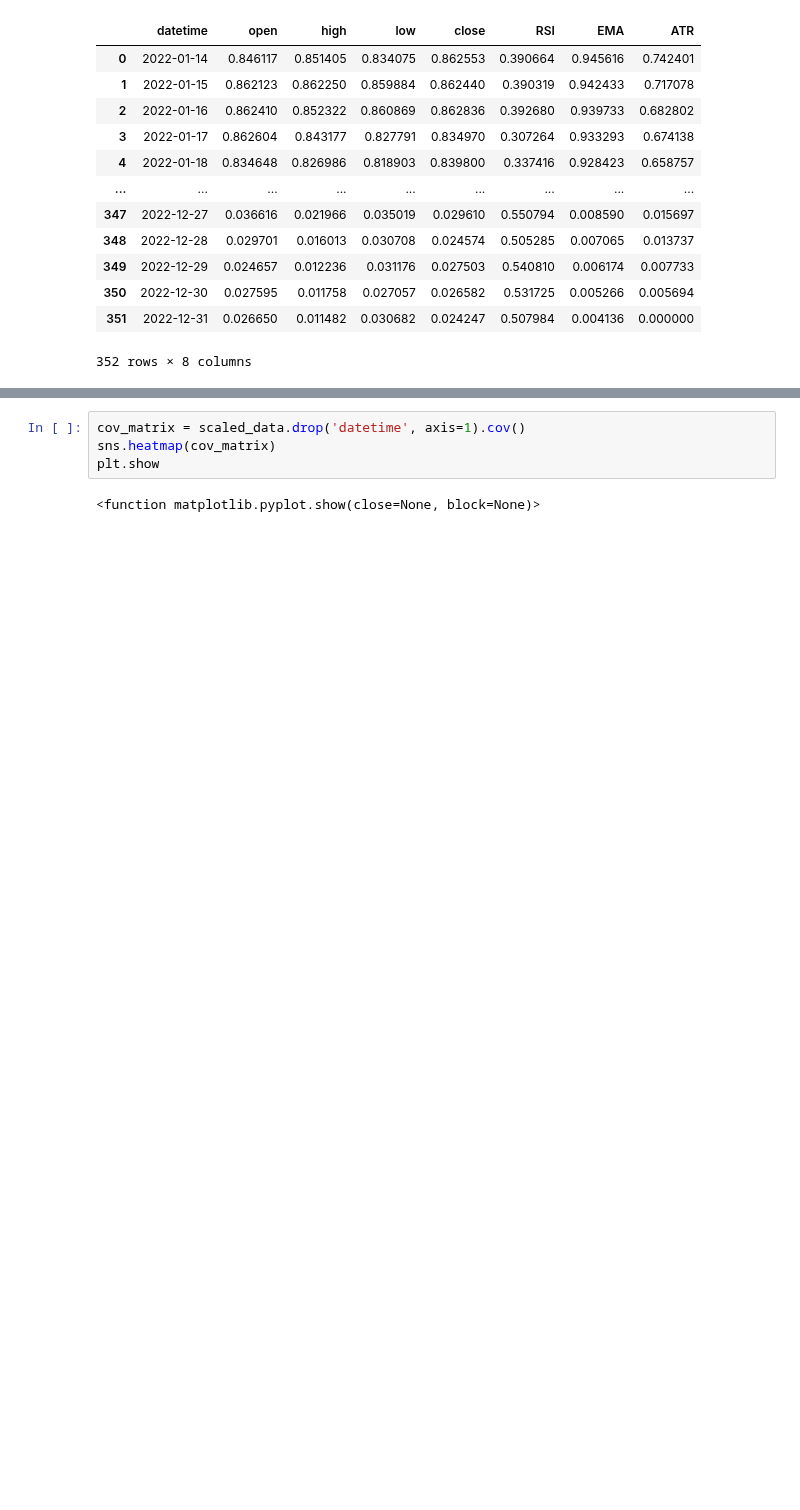
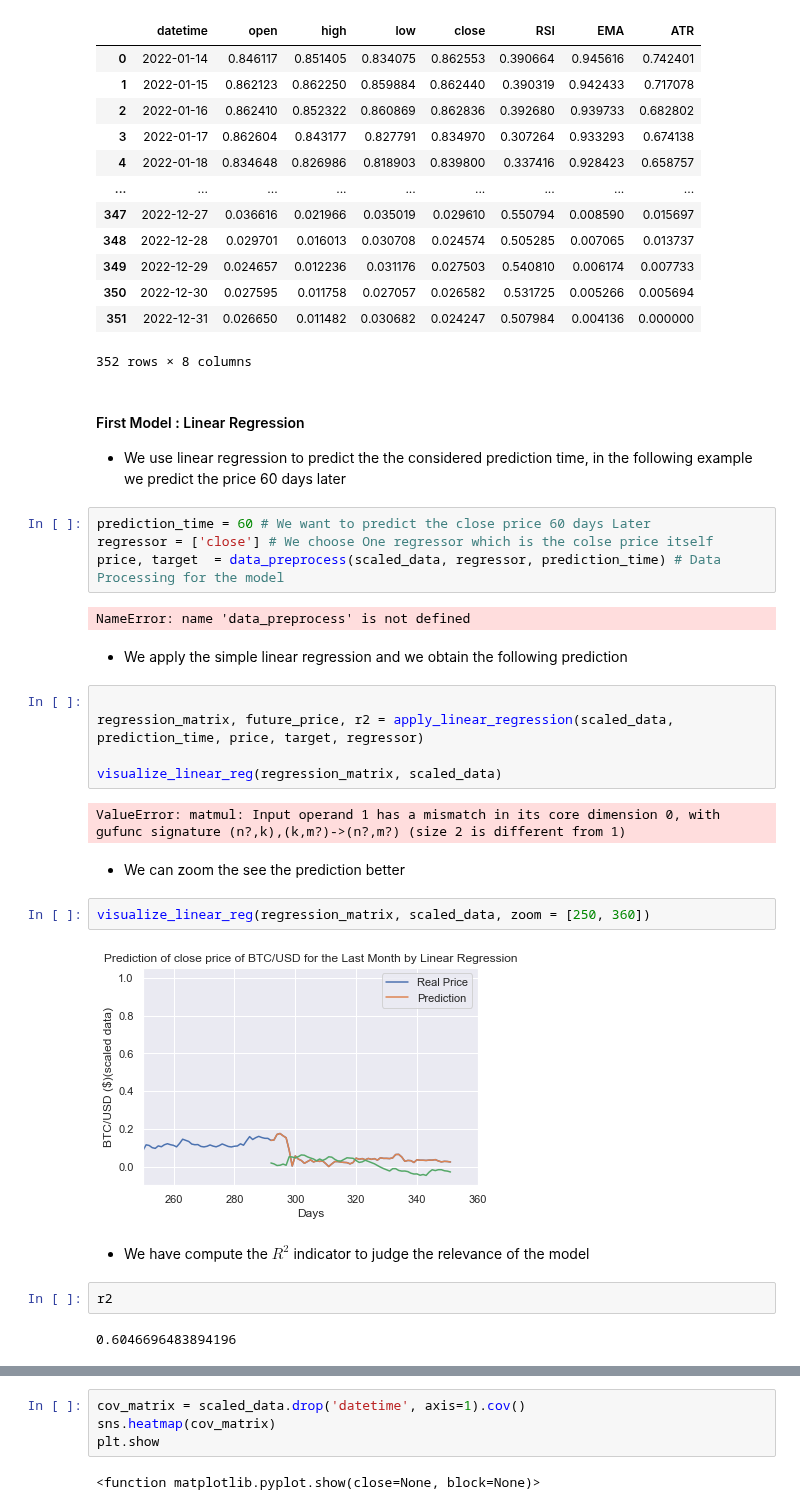
Before and after one commit to MohamedKeteb/Crypto_project, a Jupyter notebook: Bitcoin_pred.ipynb, the cells around one changed output, grey strips where cells are left out. Drawn from its saved outputs; the diff is of its cells as text; blank space fills up the shorter version.

Commit message:
multiple linear regression code

```diff
--- a/Bitcoin_pred.ipynb
+++ b/Bitcoin_pred.ipynb
@@ -129,3 +129,34 @@ scaled_data
 | 350 | 2022-12-30 | 0.027595 | 0.011758 | 0.027057 | 0.026582 | 0.531725 | 0.005266 | 0.005694 |
 | 351 | 2022-12-31 | 0.026650 | 0.011482 | 0.030682 | 0.024247 | 0.507984 | 0.004136 | 0.000000 |
 352 rows × 8 columns
+# %% [markdown]
+#### First Model : Linear Regression
+
+- We use linear regression to predict the the considered prediction time, in the following example we predict the price 60 days later
+# %%
+prediction_time = 60 # We want to predict the close price 60 days Later
+regressor = ['close'] # We choose One regressor which is the colse price itself
+price, target  = data_preprocess(scaled_data, regressor, prediction_time) # Data Processing for the model
+# %% [output]
+NameError: name 'data_preprocess' is not defined
+# %% [markdown]
+- We apply the simple linear regression and we obtain the following prediction
+# %%
+
+regression_matrix, future_price, r2 = apply_linear_regression(scaled_data, prediction_time, price, target, regressor)
+
+visualize_linear_reg(regression_matrix, scaled_data)
+# %% [output]
+ValueError: matmul: Input operand 1 has a mismatch in its core dimension 0, with gufunc signature (n?,k),(k,m?)->(n?,m?) (size 2 is different from 1)
+# %% [markdown]
+- We can zoom the see the prediction better
+# %%
+visualize_linear_reg(regression_matrix, scaled_data, zoom = [250, 360])
+# %% [output]
+[figure, added]
+# %% [markdown]
+- We have compute the $R^{2}$ indicator to judge the relevance of the model
+# %%
+r2
+# %% [output]
+0.6046696483894196
```
Also changed, not shown: parts of 30 cells of this notebook, 1 other file.
